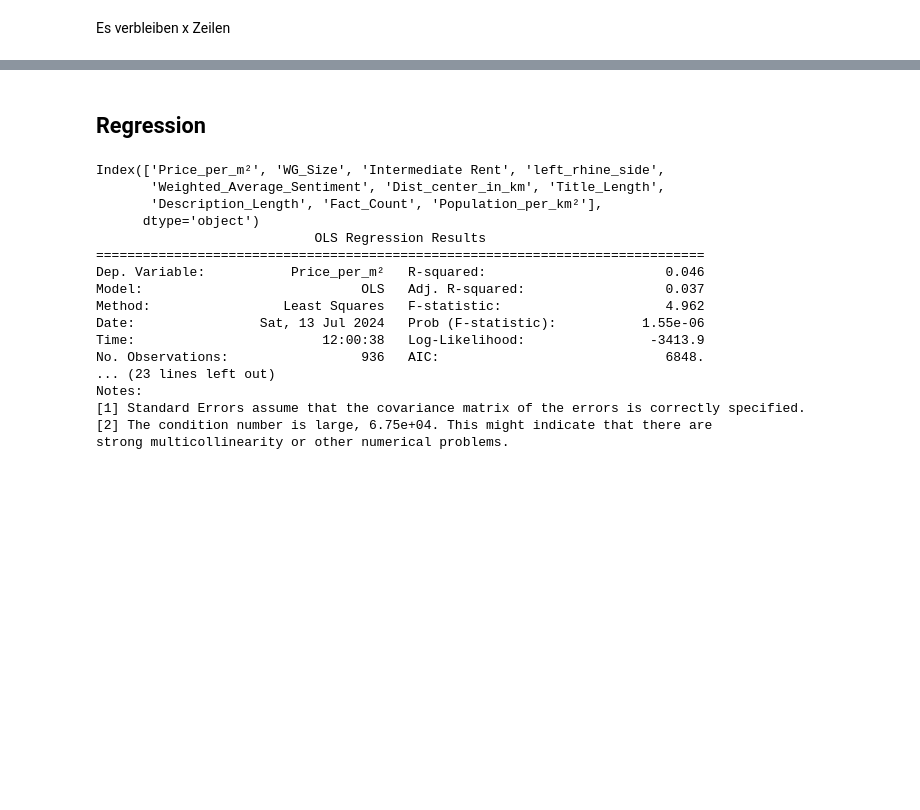
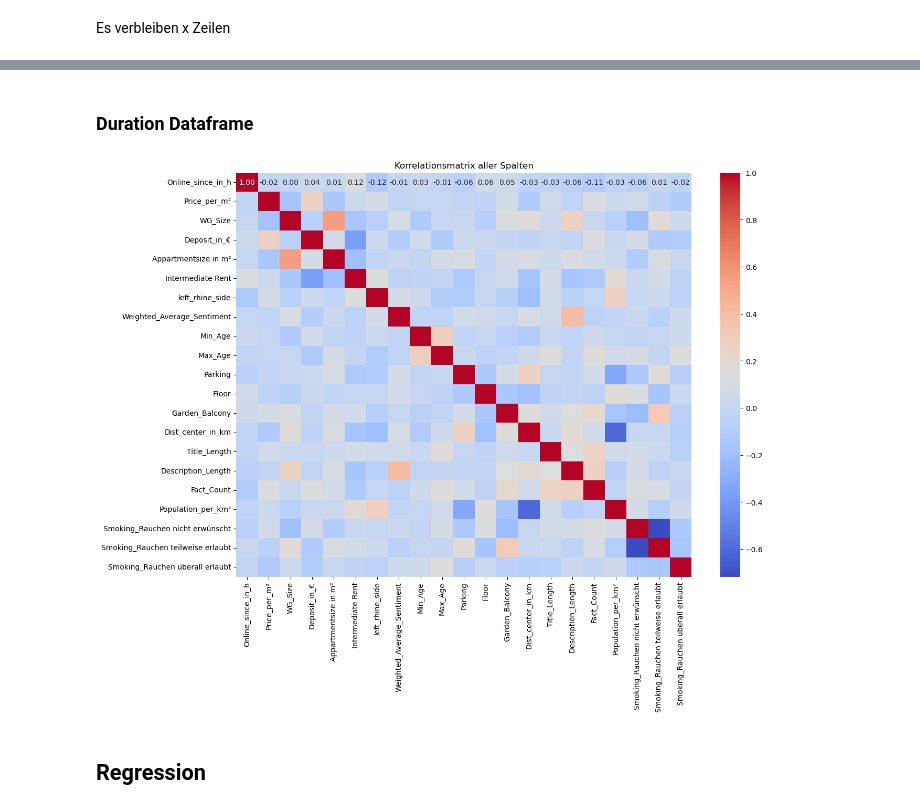
Before and after one commit to iwh-halle/fdap-2024-julian-456, a Jupyter notebook: appartment_analysis/data_analysis/data_analysis.ipynb, the cells around one changed output, grey strips where cells are left out. Saved outputs shown, nothing was run; the diff lists cells and outputs as text; code cells hidden in the pictures; blank space fills up the shorter version.

```diff
--- a/appartment_analysis/data_analysis/data_analysis.ipynb
+++ b/appartment_analysis/data_analysis/data_analysis.ipynb
@@ -57,6 +57,6 @@ plt.show()
 # %% [markdown]
 Weiterhin wurde festgestellt, dass nicht alle Shared Appartments tatsächlich in Köln liegen. Alle Appartments die nicht auf die Kölner Postleitzahlen und somit zu einer Rheinseite gemappt werden konnten, wurden daher gelöscht.
 # %%
-model_df = model_df.dropna(subset=['left_rhine_side'])
+filtered_df = filtered_df.dropna(subset=['left_rhine_side'])
 # %% [markdown]
 Es verbleiben x Zeilen
@@ -62,0 +131,14 @@ Es verbleiben x Zeilen
+# %%
+duration_df = filtered_df.drop(['Warm_Rent_in_€', 'Cold_Rent_in_€', 'Roomsize in m²', 'Size'], axis=1)    # droping, because they are related to Price_per_m²
+duration_df = duration_df.drop(['Total_People'], axis=1)                                                  # droping, because it is related to Wg_size
+
+# Define new order of columns
+new_order = ['Online_since_in_h', 'Price_per_m²', 'WG_Size', 'Deposit_in_€', 'Appartmentsize in m²',
+            'Intermediate Rent', 'left_rhine_side', 'Weighted_Average_Sentiment',
+            'Min_Age', 'Max_Age', 'Parking', 'Floor',
+            'Smoking', 'Garden_Balcony', 'Dist_center_in_km', 'Title_Length',
+            'Description_Length', 'Fact_Count', 'Population_per_km²']
+
+duration_df = duration_df[new_order]
+
+duration_df
@@ -62,0 +197,12 @@ Es verbleiben x Zeilen
+# %%
+# Garden/Balcony
+if len(duration_df['Garden_Balcony'].unique()) > 2:
+    duration_df['Garden_Balcony'] = duration_df['Garden_Balcony'].notna().astype(int)
+
+# Parking
+duration_df['Parking'] = duration_df['Parking'].replace('schlechte Parkmöglichkeiten', 0).replace('gute Parkmöglichkeiten', 1).replace('Bewohnerparken', 1).replace('eigener Parkplatz', 1).replace('Tiefgaragenstellplatz', 1)
+
+# Smoking
+if 'Smoking' in duration_df.columns:
+    duration_df = pd.get_dummies(duration_df, columns=['Smoking'])
+duration_df
@@ -63,36 +242,19 @@ Es verbleiben x Zeilen
+# %% [markdown]
+### Duration Dataframe
+# %%
+import seaborn as sns
+import matplotlib.pyplot as plt
+
+duration_df_wo_nan = duration_df.dropna(axis=0)
+duration_df_wo_nan = duration_df_wo_nan.astype(float)
+duration_corr_matrix = duration_df_wo_nan.corr()
+
+# Erstellung einer Heatmap für die Korrelationsmatrix
+plt.figure(figsize=(14, 10))
+sns.heatmap(duration_corr_matrix, annot=True, fmt=".2f", cmap='coolwarm')
+plt.title('Korrelationsmatrix aller Spalten')
+plt.show()
+# %% [output]
+[figure, added]
 # %% [markdown]
 ## Regression
-# %%
-# Remove rows where 'price_per_meter' is smaller than 30 or bigger than 70
-filtered_df
-large_df = filtered_df.dropna(axis=1)
-large_df = large_df.drop(['Warm_Rent_in_€', 'Cold_Rent_in_€', 'Roomsize in m²', 'Size'], axis=1) # droping, because they are related to the target variable
-large_df = large_df.drop(['Total_People'], axis=1)      # droping, because it is related to Wg_size
-large_df = large_df.drop(['Online_since_in_h'], axis=1) # droping, because it is not relvant for the target variable
-large_df = large_df.astype(float)
-X = large_df.drop('Price_per_m²', axis=1)
-y = large_df['Price_per_m²']
-X = sm.add_constant(X)
-
-large_model = sm.OLS(y, X).fit()
-large_summary = large_model.summary()
-print(large_df.columns)
-print(large_summary)
-# %% [output]
-Index(['Price_per_m²', 'WG_Size', 'Intermediate Rent', 'left_rhine_side',
-       'Weighted_Average_Sentiment', 'Dist_center_in_km', 'Title_Length',
-       'Description_Length', 'Fact_Count', 'Population_per_km²'],
-      dtype='object')
-                            OLS Regression Results
-==============================================================================
-Dep. Variable:           Price_per_m²   R-squared:                       0.046
-Model:                            OLS   Adj. R-squared:                  0.037
-Method:                 Least Squares   F-statistic:                     4.962
-Date:                Sat, 13 Jul 2024   Prob (F-statistic):           1.55e-06
-Time:                        12:00:38   Log-Likelihood:                -3413.9
-No. Observations:                 936   AIC:                             6848.
-... (23 lines left out)
-Notes:
-[1] Standard Errors assume that the covariance matrix of the errors is correctly specified.
-[2] The condition number is large, 6.75e+04. This might indicate that there are
-strong multicollinearity or other numerical problems.
```
Also changed, not shown: parts of 67 cells of this notebook, 1 other file.
